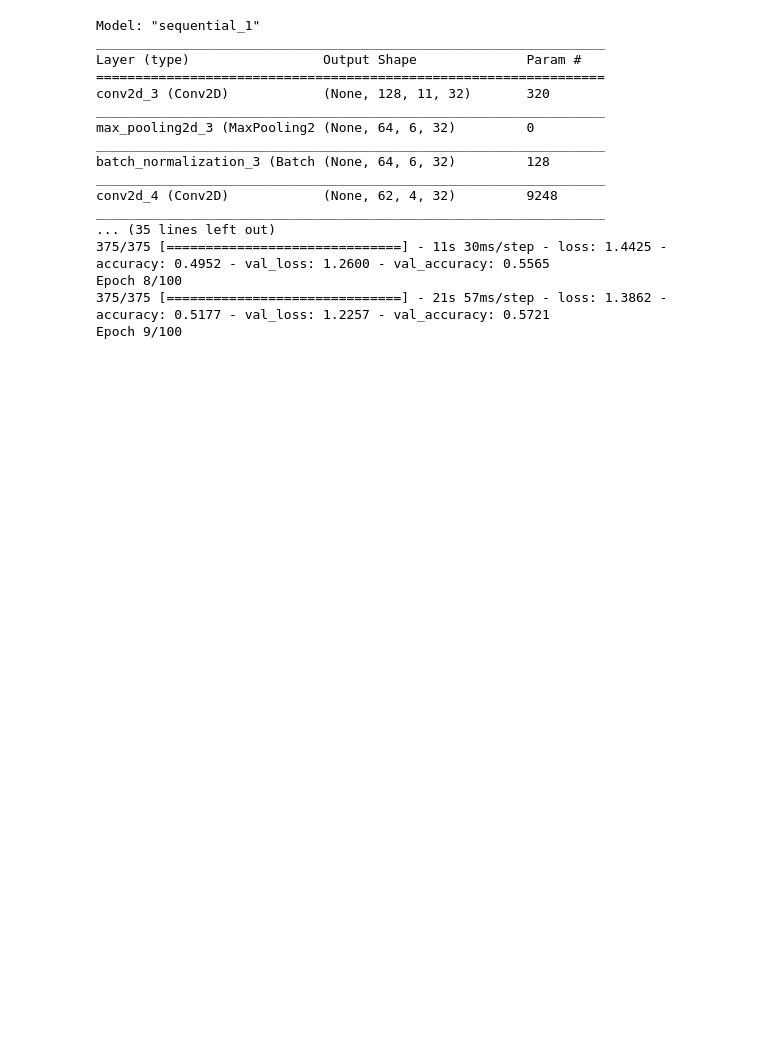
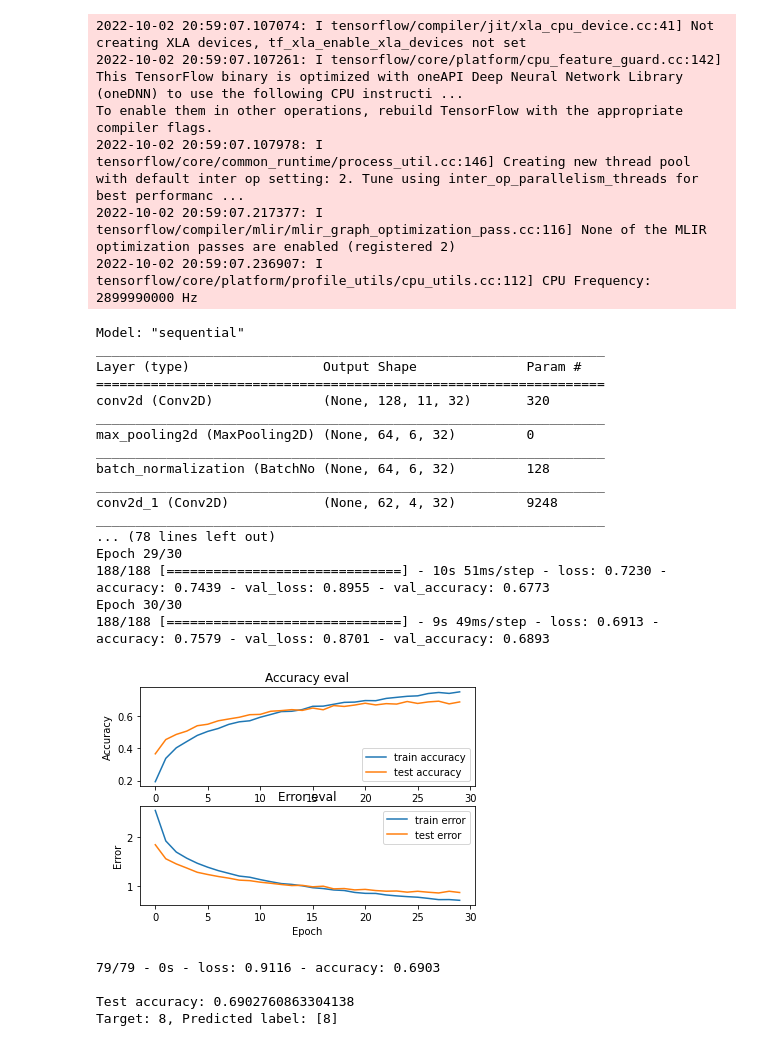
Before and after one commit to joshkabloomy/music-classification, a Jupyter notebook: CNN.ipynb, the cells around one changed output. Saved outputs shown, nothing was run; the diff lists cells and outputs as text; code cells hidden in the pictures; blank space fills up the shorter version.

```diff
--- a/CNN.ipynb
+++ b/CNN.ipynb
@@ -5,9 +5,7 @@ from sklearn.model_selection import train_test_split
 import tensorflow.keras as keras
 import matplotlib.pyplot as plt
 # %%
-DATA_PATH = "/home/ubuntu/musikalkemist/dataug.json"
-ORIGINALDATA_PATH = "/home/ubuntu/musikalkemist/original.json"
-INITIAL_PATH = "/home/ubuntu/musikalkemist/original.json"
+DATA_PATH = "/home/ubuntu/musikalkemist/test.json"
 # %%
 def load_data(data_path):
     """Loads training dataset from json file.
@@ -23,7 +21,7 @@ def load_data(data_path):
     y = np.array(data["labels"])
     return X, y
 # %%
-def plot_history(history, history2):
+def plot_history(history):
     """Plots accuracy/loss for training/validation set as a function of the epochs
         :param history: Training history of model
         :return:
@@ -34,7 +32,6 @@ def plot_history(history, history2):
     # create accuracy sublpot
     axs[0].plot(history.history["accuracy"], label="train accuracy")
     axs[0].plot(history.history["val_accuracy"], label="test accuracy")
-    axs[0].plot(history2.history["val_accuracy"], label="original test accuracy")
     axs[0].set_ylabel("Accuracy")
     axs[0].legend(loc="lower right")
     axs[0].set_title("Accuracy eval")
@@ -42,7 +39,6 @@ def plot_history(history, history2):
     # create error sublpot
     axs[1].plot(history.history["loss"], label="train error")
     axs[1].plot(history.history["val_loss"], label="test error")
-    axs[1].plot(history2.history["val_loss"], label="original test error")
     axs[1].set_ylabel("Error")
     axs[1].set_xlabel("Epoch")
     axs[1].legend(loc="upper right")
@@ -155,7 +99,7 @@ def build_model(input_shape):
     # flatten output and feed it into dense layer
     model.add(keras.layers.Flatten())
     model.add(keras.layers.Dense(64, activation='relu'))
-    model.add(keras.layers.Dropout(0.4))
+    model.add(keras.layers.Dropout(0.3))
 
     # output layer
     model.add(keras.layers.Dense(10, activation='softmax'))
@@ -182,55 +126,63 @@ def predict(model, X, y):
 # %%
 if __name__ == "__main__":
 
-
     # get train, validation, test splits
     X_train, X_validation, X_test, y_train, y_validation, y_test = prepare_datasets(0.25, 0.2)
-    #X_validation, X_test, y_validation, y_test = prepare_originaldatasets(0.4, 0.9)
 
     # create network
     input_shape = (X_train.shape[1], X_train.shape[2], 1)
     model = build_model(input_shape)
 
     # compile model
     optimiser = keras.optimizers.Adam(learning_rate=0.0001)
     model.compile(optimizer=optimiser,
                   loss='sparse_categorical_crossentropy',
                   metrics=['accuracy'])
 
     model.summary()
 
     # train model
-    history = model.fit(X_train, y_train, validation_data=(X_validation, y_validation), batch_size=32, epochs=100)
-
+    history = model.fit(X_train, y_train, validation_data=(X_validation, y_validation), batch_size=32, epochs=30)
 
     # plot accuracy/error for training and validation
-    plot_history(history, history2)
+    plot_history(history)
 
     # evaluate model on test set
     test_loss, test_acc = model.evaluate(X_test, y_test, verbose=2)
     print('\nTest accuracy:', test_acc)
 
     # pick a sample to predict from the test set
     X_to_predict = X_test[100]
     y_to_predict = y_test[100]
 
     # predict sample
     predict(model, X_to_predict, y_to_predict)
 # %% [output]
-Model: "sequential_1"
-_________________________________________________________________
-Layer (type)                 Output Shape              Param #
-=================================================================
-conv2d_3 (Conv2D)            (None, 128, 11, 32)       320
-_________________________________________________________________
-max_pooling2d_3 (MaxPooling2 (None, 64, 6, 32)         0
-_________________________________________________________________
-batch_normalization_3 (Batch (None, 64, 6, 32)         128
-_________________________________________________________________
-conv2d_4 (Conv2D)            (None, 62, 4, 32)         9248
-_________________________________________________________________
-... (35 lines left out)
-375/375 [==============================] - 11s 30ms/step - loss: 1.4425 - accuracy: 0.4952 - val_loss: 1.2600 - val_accuracy: 0.5565
-Epoch 8/100
-375/375 [==============================] - 21s 57ms/step - loss: 1.3862 - accuracy: 0.5177 - val_loss: 1.2257 - val_accuracy: 0.5721
-Epoch 9/100
+2022-10-02 20:59:07.107074: I tensorflow/compiler/jit/xla_cpu_device.cc:41] Not creating XLA devices, tf_xla_enable_xla_devices not set
+2022-10-02 20:59:07.107261: I tensorflow/core/platform/cpu_feature_guard.cc:142] This TensorFlow binary is optimized with oneAPI Deep Neural Network Library (oneDNN) to use the following CPU instructi ...
+To enable them in other operations, rebuild TensorFlow with the appropriate compiler flags.
+2022-10-02 20:59:07.107978: I tensorflow/core/common_runtime/process_util.cc:146] Creating new thread pool with default inter op setting: 2. Tune using inter_op_parallelism_threads for best performanc ...
+2022-10-02 20:59:07.217377: I tensorflow/compiler/mlir/mlir_graph_optimization_pass.cc:116] None of the MLIR optimization passes are enabled (registered 2)
+2022-10-02 20:59:07.236907: I tensorflow/core/platform/profile_utils/cpu_utils.cc:112] CPU Frequency: 2899990000 Hz
+Model: "sequential"
+_________________________________________________________________
+Layer (type)                 Output Shape              Param #
+=================================================================
+conv2d (Conv2D)              (None, 128, 11, 32)       320
+_________________________________________________________________
+max_pooling2d (MaxPooling2D) (None, 64, 6, 32)         0
+_________________________________________________________________
+batch_normalization (BatchNo (None, 64, 6, 32)         128
+_________________________________________________________________
+conv2d_1 (Conv2D)            (None, 62, 4, 32)         9248
+_________________________________________________________________
+... (78 lines left out)
+Epoch 29/30
+188/188 [==============================] - 10s 51ms/step - loss: 0.7230 - accuracy: 0.7439 - val_loss: 0.8955 - val_accuracy: 0.6773
+Epoch 30/30
+188/188 [==============================] - 9s 49ms/step - loss: 0.6913 - accuracy: 0.7579 - val_loss: 0.8701 - val_accuracy: 0.6893
+[figure, added]
+79/79 - 0s - loss: 0.9116 - accuracy: 0.6903
+
+Test accuracy: 0.6902760863304138
+Target: 8, Predicted label: [8]
```
Also changed, not shown: parts of 2 cells of this notebook, 1 other file.
